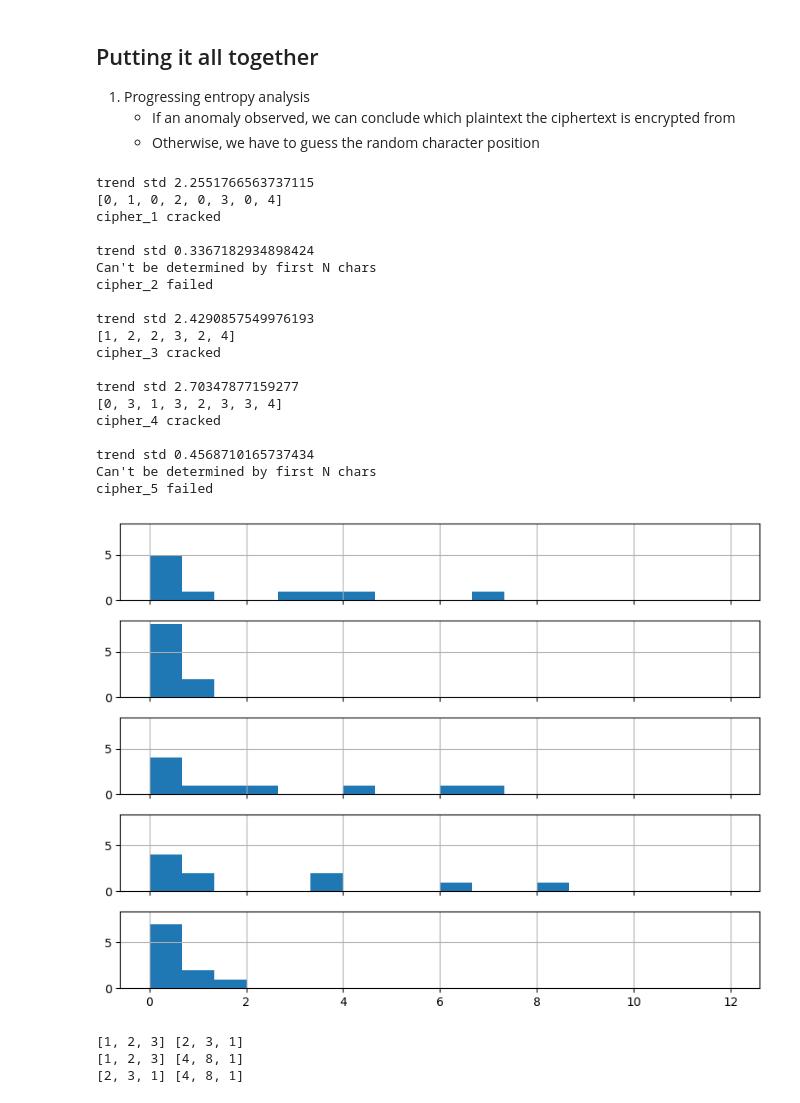
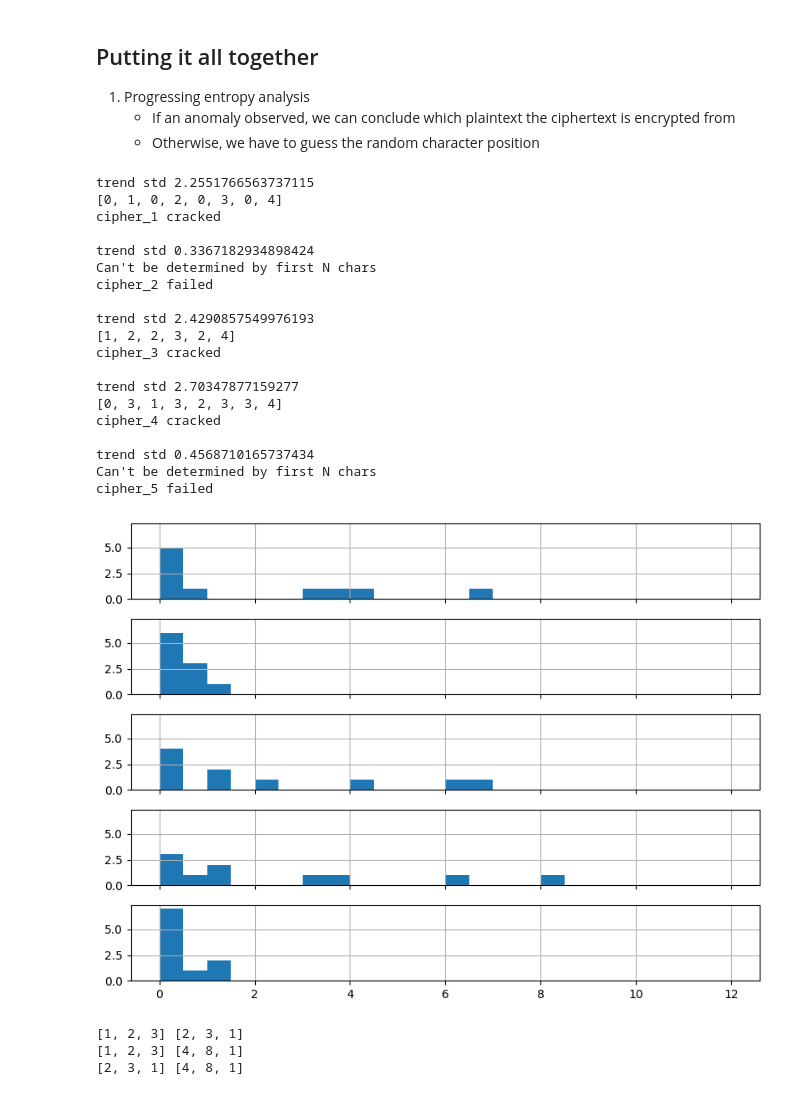
Before and after one commit to EdenWuyifan/Fall-2023-CS-GY6903-CS-UY4783-Project-1, a Jupyter notebook: entropy_analysis.ipynb, the cells around one changed output. Saved outputs shown, nothing was run; the diff lists cells and outputs as text; code cells hidden in the pictures.

```diff
--- a/entropy_analysis.ipynb
+++ b/entropy_analysis.ipynb
@@ -267,40 +268,40 @@ fig, axes = plt.subplots(5, 1, figsize=(8, 6), sharex=True, sharey=True)
 
 for i, ciphertext in enumerate(ciphers):
     diffs, guess = decrypt(ciphertext)
-    axes[i].hist(diffs, bins=18, range=(0, 12))
+    axes[i].hist(diffs, bins=24, range=(0, 12))
     axes[i].grid()
     if guess is None:
         print(f'cipher_{i+1} failed\n')
         continue
 
     if guess == i:
         print(f'cipher_{i+1} cracked')
     else:
         print(f'cipher_{i+1} failed')
     print()
 
 fig.tight_layout()
 # %% [output]
 trend std 2.2551766563737115
 [0, 1, 0, 2, 0, 3, 0, 4]
 cipher_1 cracked
 
 trend std 0.3367182934898424
 Can't be determined by first N chars
 cipher_2 failed
 
 trend std 2.4290857549976193
 [1, 2, 2, 3, 2, 4]
 cipher_3 cracked
 
 trend std 2.70347877159277
 [0, 3, 1, 3, 2, 3, 3, 4]
 cipher_4 cracked
 
 trend std 0.4568710165737434
 Can't be determined by first N chars
 cipher_5 failed
-[figure, old version]
+[figure, new version]
 # %%
 for a, b in combinations([[1,2,3], [2,3,1], [4, 8, 1]], 2):
     print(a, b)
```
Also changed, not shown: parts of 1 cell of this notebook, 3 other files.
